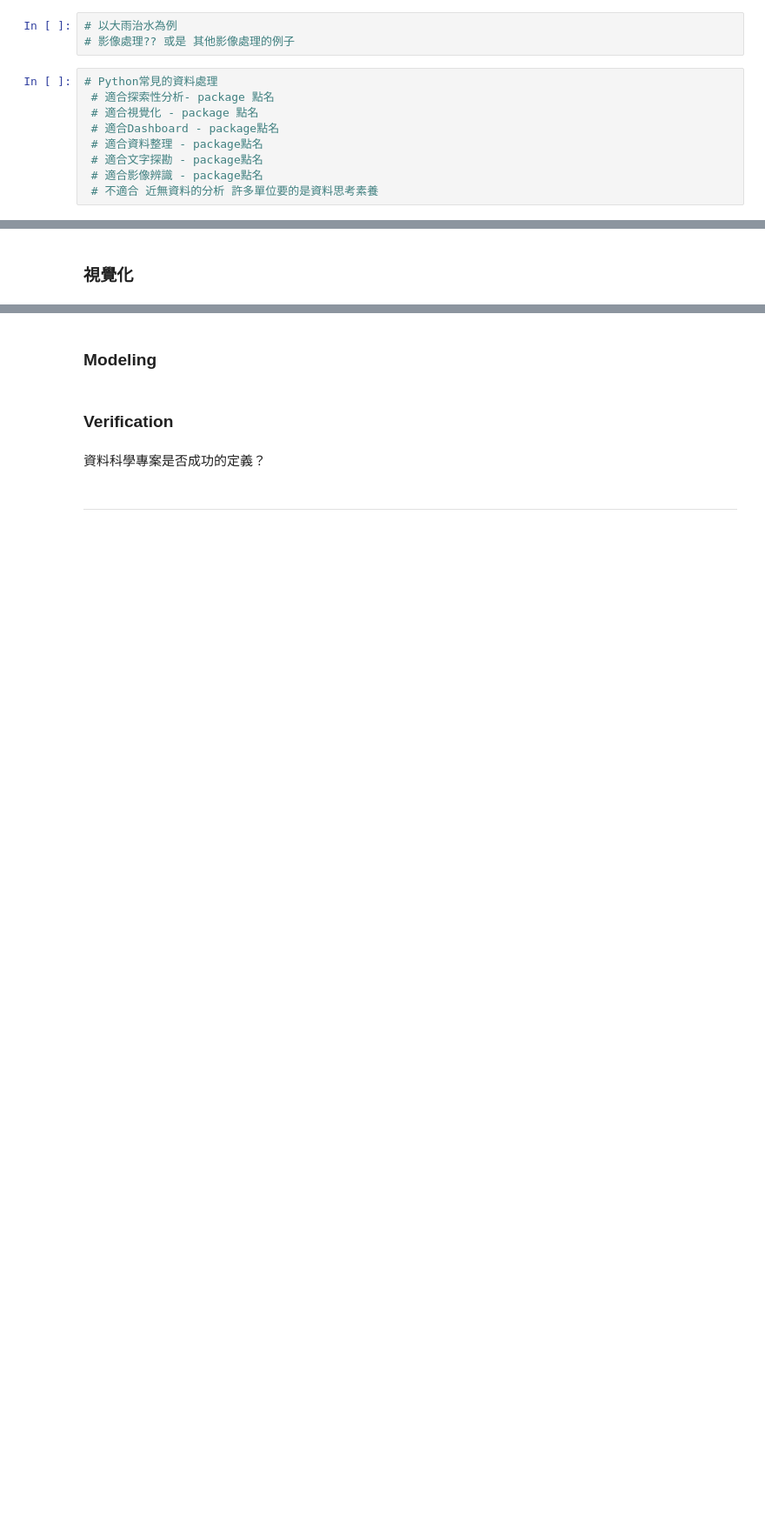
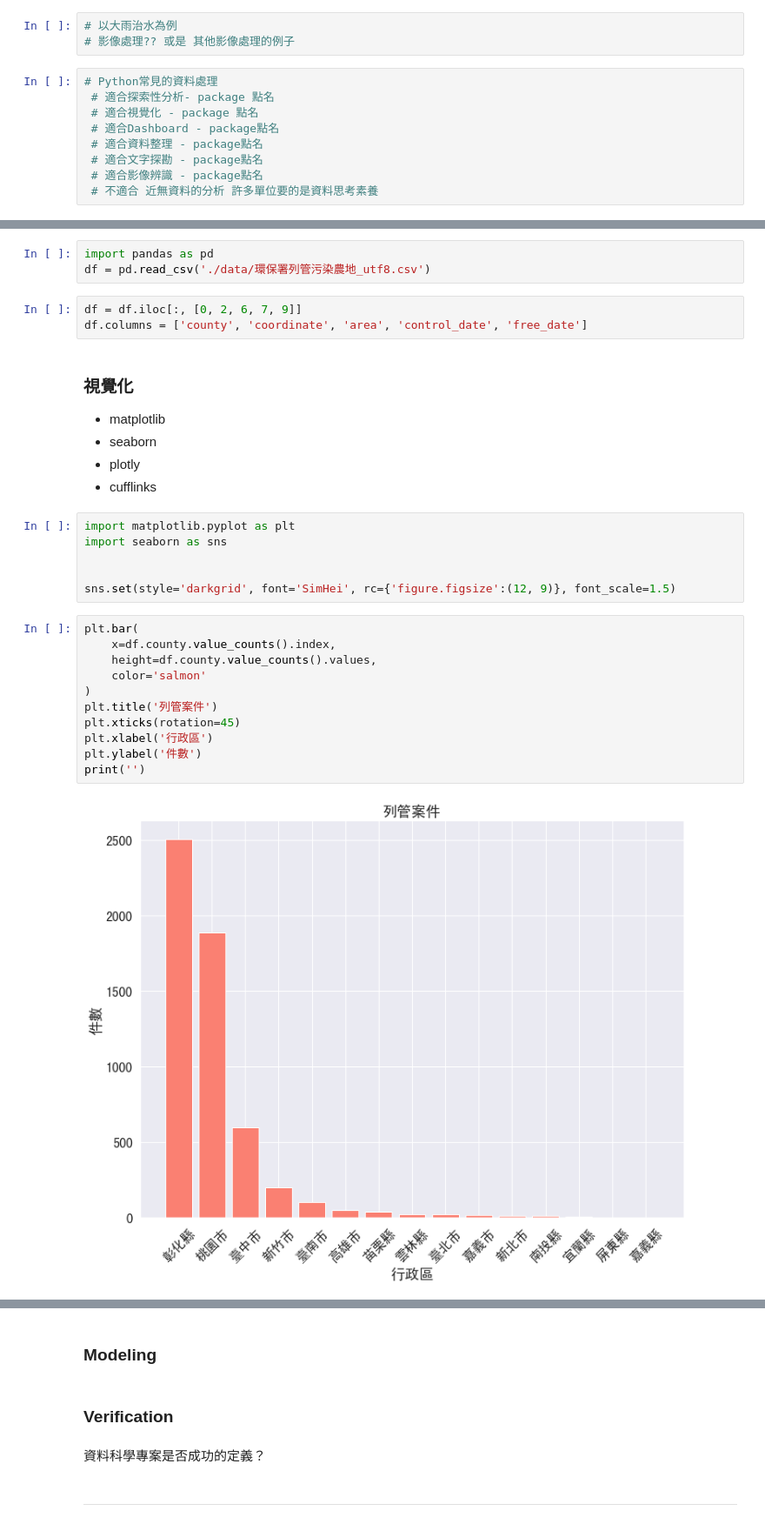
Before and after one commit to ningchencontact/2019pytalk, a Jupyter notebook: PyconTalk_Draft.ipynb, the cells around one changed output, grey strips where cells are left out. Shown: that part at 87% size. Drawn from its saved outputs; the diff is of its cells as text; blank space fills up the shorter version.

```diff
--- a/PyconTalk_Draft.ipynb
+++ b/PyconTalk_Draft.ipynb
@@ -72,2 +75,31 @@ IO tools
+# %%
+import pandas as pd
+df = pd.read_csv('./data/環保署列管污染農地_utf8.csv')
+# %%
+df = df.iloc[:, [0, 2, 6, 7, 9]]
+df.columns = ['county', 'coordinate', 'area', 'control_date', 'free_date']
 # %% [markdown]
 ### 視覺化
+- matplotlib
+- seaborn
+- plotly
+- cufflinks
+# %%
+import matplotlib.pyplot as plt
+import seaborn as sns
+
+
+sns.set(style='darkgrid', font='SimHei', rc={'figure.figsize':(12, 9)}, font_scale=1.5)
+# %%
+plt.bar(
+    x=df.county.value_counts().index,
+    height=df.county.value_counts().values,
+    color='salmon'
+)
+plt.title('列管案件')
+plt.xticks(rotation=45)
+plt.xlabel('行政區')
+plt.ylabel('件數')
+print('')
+# %% [output]
+[figure, added]
```
Also changed, not shown: parts of 6 cells of this notebook.
